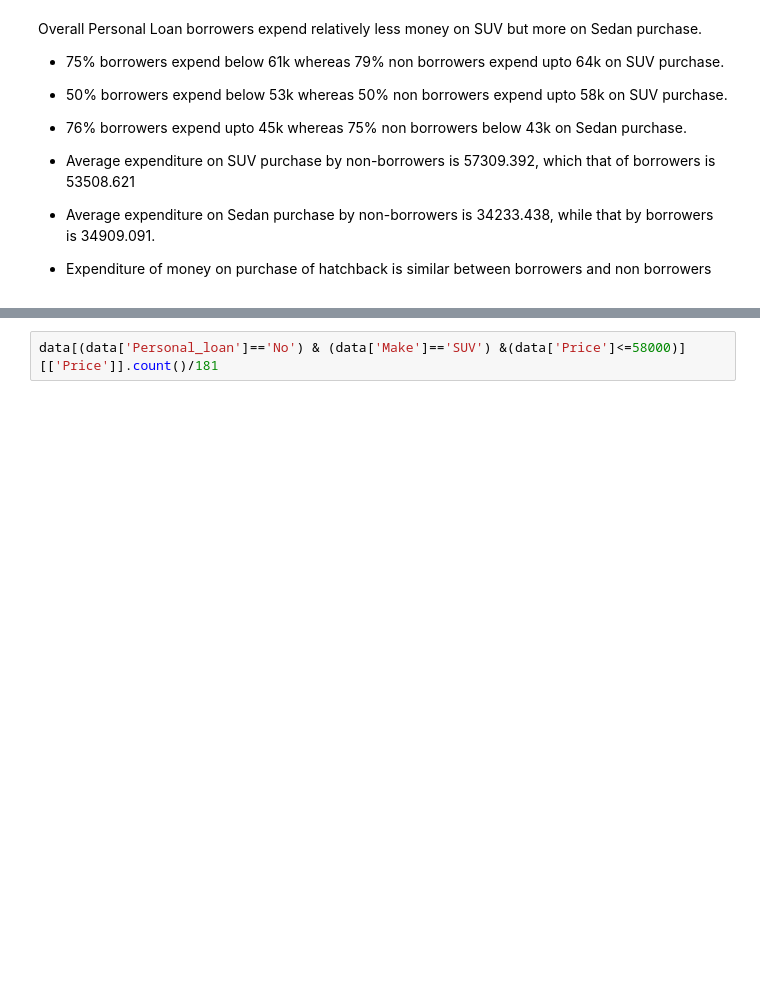
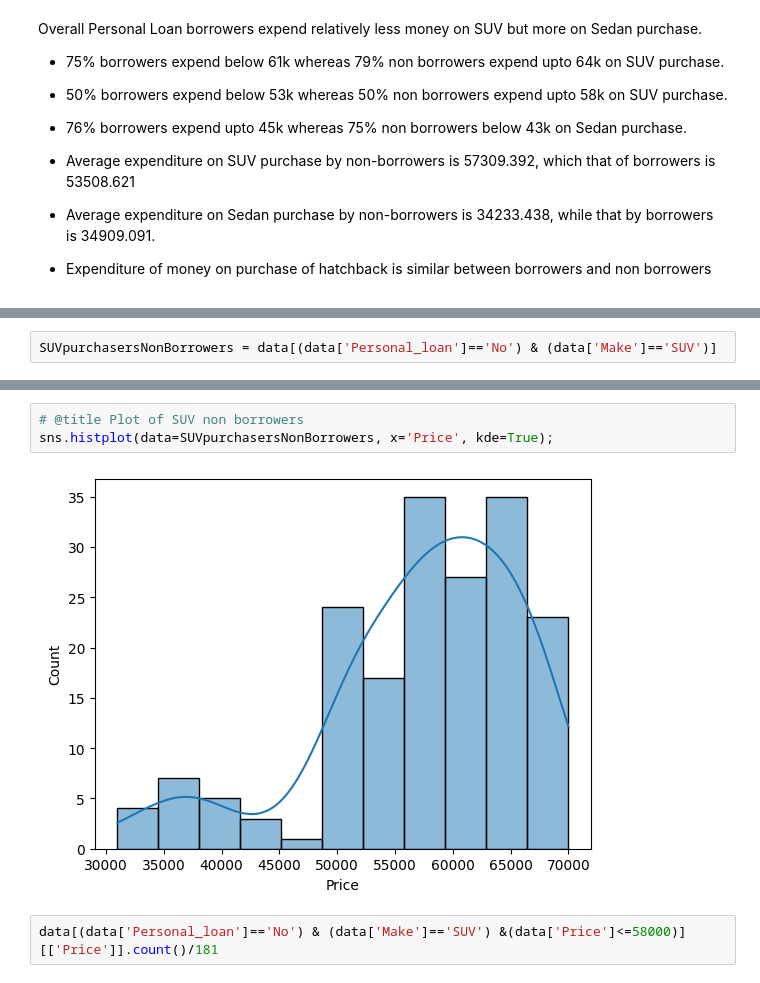
Before and after one commit to devopsopenshift/python, a Jupyter notebook: coded_project/AUSTO-1-4.ipynb, the cells around one changed output, grey strips where cells are left out. Cells and saved outputs as stored; diff of their text form; blank space fills up the shorter version.

```diff
--- a/coded_project/AUSTO-1-4.ipynb
+++ b/coded_project/AUSTO-1-4.ipynb
@@ -541,0 +546,2 @@ Overall Personal Loan borrowers expend relatively less money on SUV but more on
+# %%
+SUVpurchasersNonBorrowers = data[(data['Personal_loan']=='No') & (data['Make']=='SUV')]
@@ -542,3 +622,8 @@ Overall Personal Loan borrowers expend relatively less money on SUV but more on
+# %%
+# @title Plot of SUV non borrowers
+sns.histplot(data=SUVpurchasersNonBorrowers, x='Price', kde=True);
+# %% [output]
+[figure, added]
 # %%
 data[(data['Personal_loan']=='No') & (data['Make']=='SUV') &(data['Price']<=58000)][['Price']].count()/181
 # %% [output]
```
Also changed, not shown: parts of 31 cells of this notebook.
